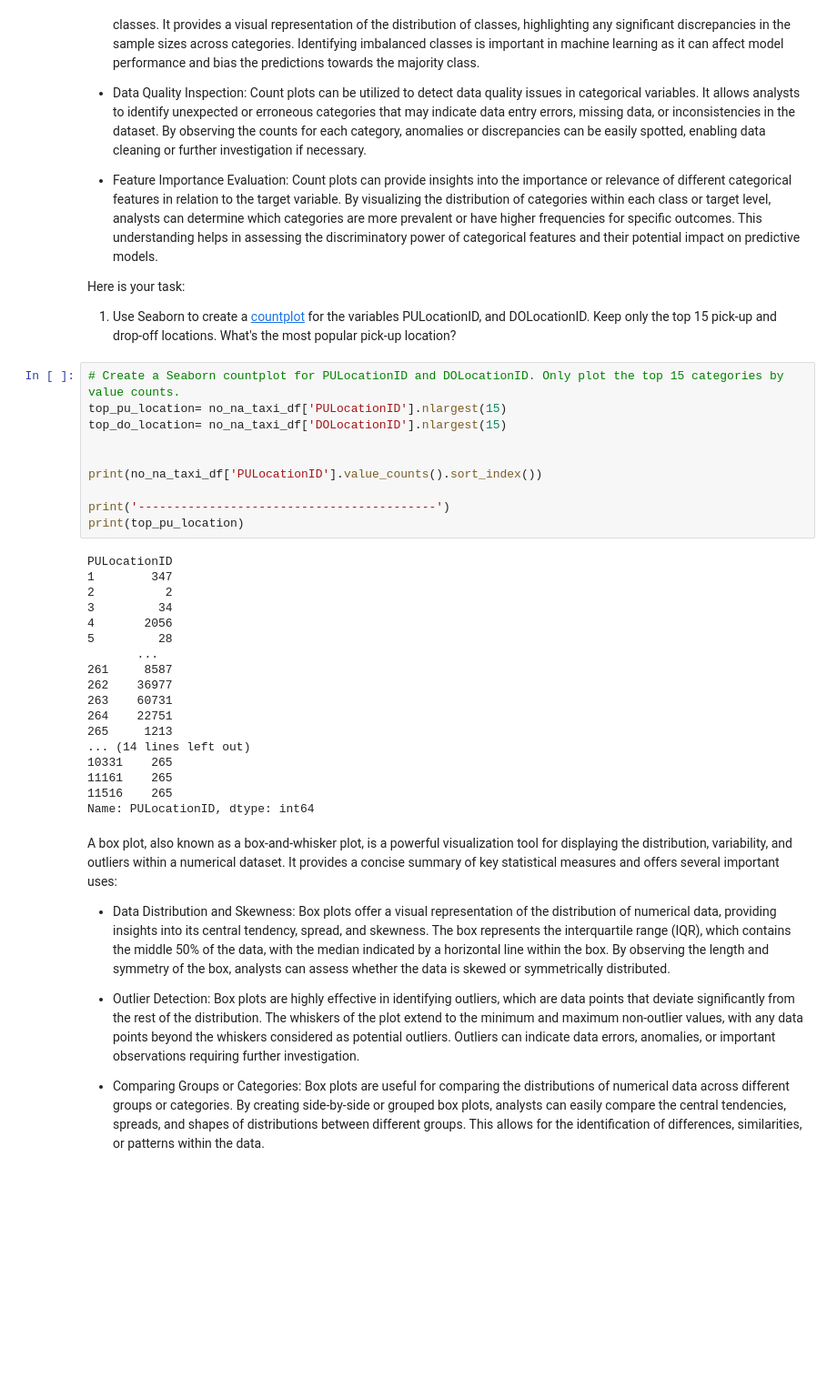
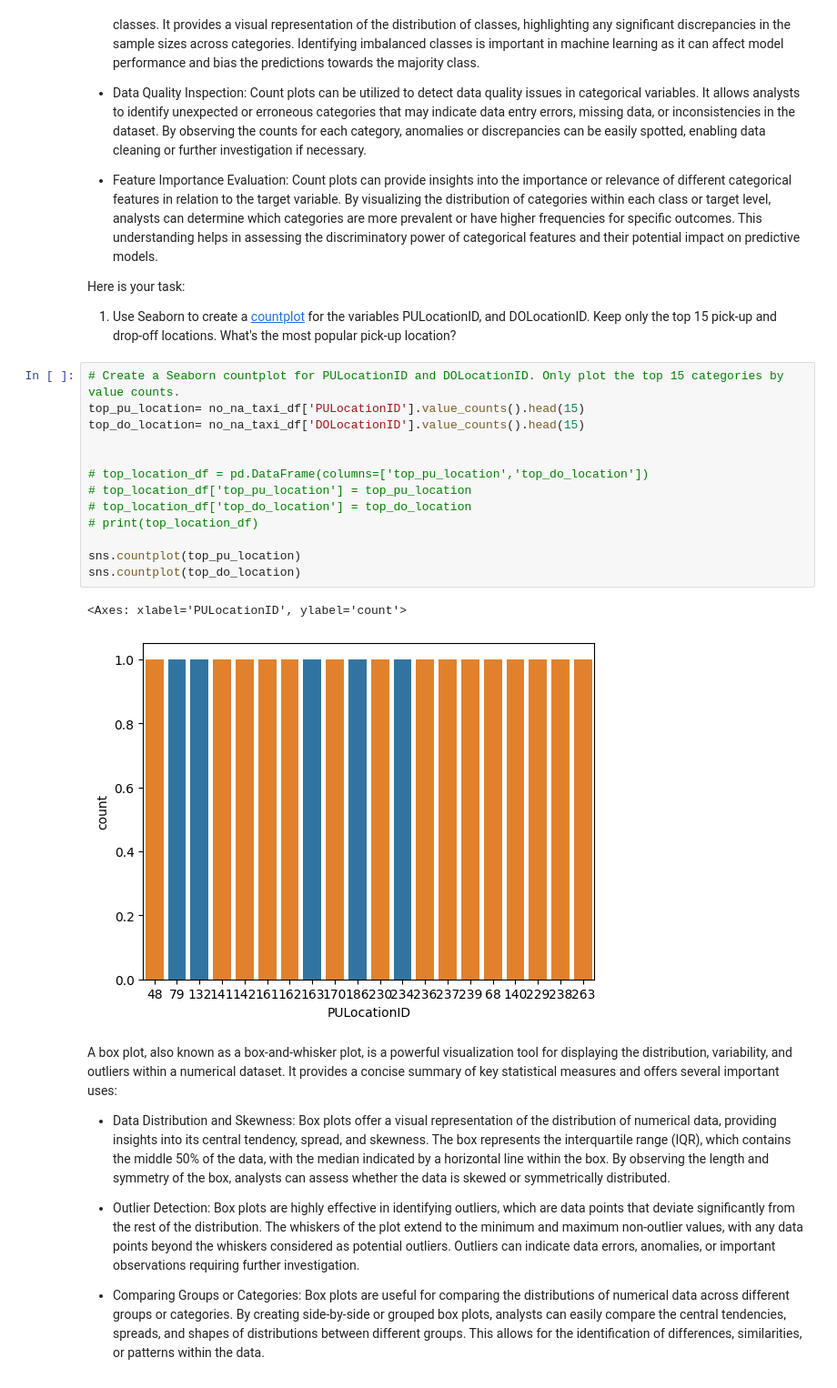
Before and after one commit to FranciscoNav/springboard, a Jupyter notebook: Student_MLE_MiniProject_EDA.ipynb, the cells around one changed output. Shown: that part at 91% size. Cells and saved outputs as stored; diff of their text form; blank space fills up the shorter version.

```diff
--- a/Student_MLE_MiniProject_EDA.ipynb
+++ b/Student_MLE_MiniProject_EDA.ipynb
@@ -277,32 +277,20 @@ Here is your task:
   1. Use Seaborn to create a [countplot](https://seaborn.pydata.org/generated/seaborn.countplot.html) for the variables PULocationID, and DOLocationID. Keep only the top 15 pick-up and drop-off locations. What's the most popular pick-up location?
 # %%
 # Create a Seaborn countplot for PULocationID and DOLocationID. Only plot the top 15 categories by value counts.
-top_pu_location= no_na_taxi_df['PULocationID'].nlargest(15)
-top_do_location= no_na_taxi_df['DOLocationID'].nlargest(15)
+top_pu_location= no_na_taxi_df['PULocationID'].value_counts().head(15)
+top_do_location= no_na_taxi_df['DOLocationID'].value_counts().head(15)
 
 
-print(no_na_taxi_df['PULocationID'].value_counts().sort_index())
+# top_location_df = pd.DataFrame(columns=['top_pu_location','top_do_location'])
+# top_location_df['top_pu_location'] = top_pu_location
+# top_location_df['top_do_location'] = top_do_location
+# print(top_location_df)
 
-print('------------------------------------------')
-print(top_pu_location)
+sns.countplot(top_pu_location)
+sns.countplot(top_do_location)
 # %% [output]
-PULocationID
-1        347
-2          2
-3         34
-4       2056
-5         28
-       ...
-261     8587
-262    36977
-263    60731
-264    22751
-265     1213
-... (14 lines left out)
-10331    265
-11161    265
-11516    265
-Name: PULocationID, dtype: int64
+<Axes: xlabel='PULocationID', ylabel='count'>
+[figure, added]
 # %% [markdown]
 A box plot, also known as a box-and-whisker plot, is a powerful visualization tool for displaying the distribution, variability, and outliers within a numerical dataset. It provides a concise summary of key statistical measures and offers several important uses:
 
```
